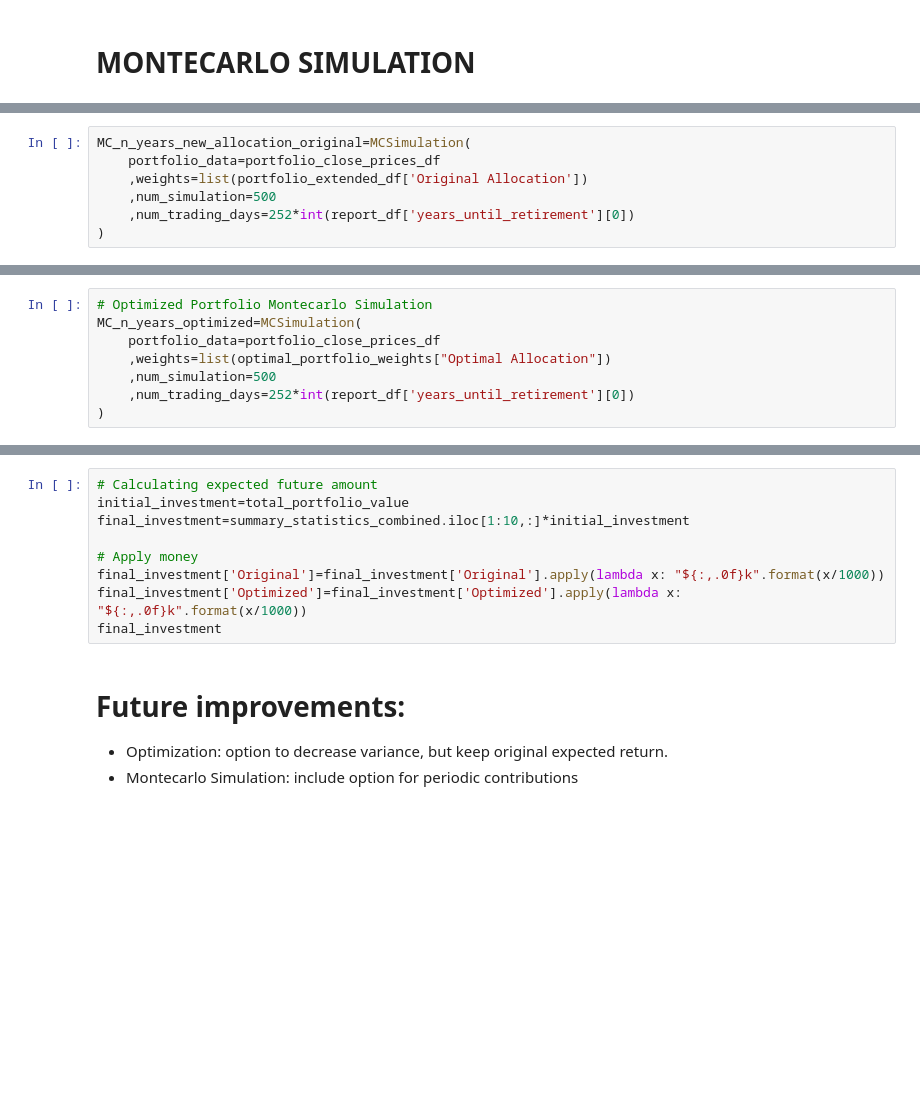
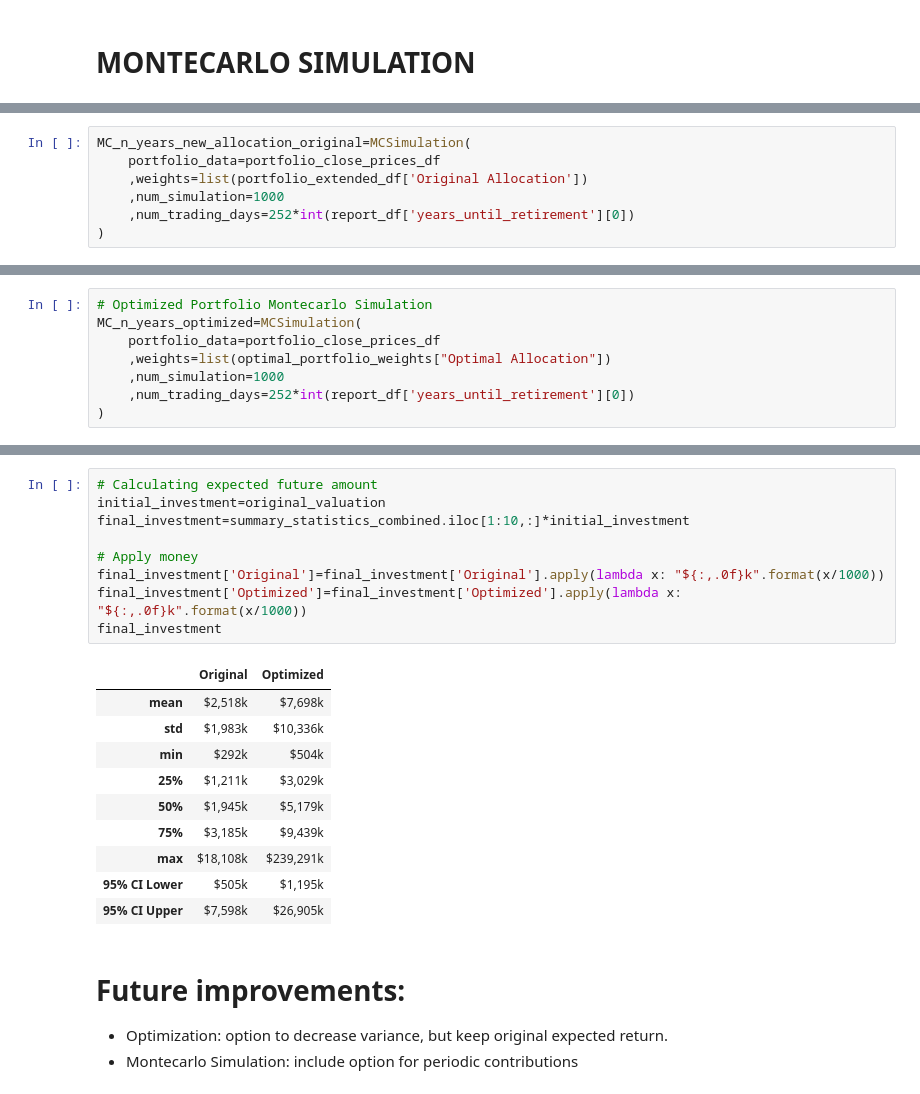
Before and after one commit to woodedlawn/awesome_retirement_portfolio_projector_tool, a Jupyter notebook: awesome_portfolio.ipynb, the cells around one changed output, grey strips where cells are left out. Drawn from its saved outputs; the diff is of its cells as text; blank space fills up the shorter version.

```diff
--- a/awesome_portfolio.ipynb
+++ b/awesome_portfolio.ipynb
@@ -458,7 +461,7 @@ report_df
 MC_n_years_new_allocation_original=MCSimulation(
     portfolio_data=portfolio_close_prices_df
     ,weights=list(portfolio_extended_df['Original Allocation'])
-    ,num_simulation=500
+    ,num_simulation=1000
     ,num_trading_days=252*int(report_df['years_until_retirement'][0])
 )
 # %%
@@ -476,7 +536,7 @@ MC_n_years_new_allocation_original.plot_simulation();
 MC_n_years_optimized=MCSimulation(
     portfolio_data=portfolio_close_prices_df
     ,weights=list(optimal_portfolio_weights["Optimal Allocation"])
-    ,num_simulation=500
+    ,num_simulation=1000
     ,num_trading_days=252*int(report_df['years_until_retirement'][0])
 )
 # %%
@@ -499,12 +629,23 @@ round(summary_statistics_combined ,2)
 # %%
 # Calculating expected future amount
-initial_investment=total_portfolio_value
+initial_investment=original_valuation
 final_investment=summary_statistics_combined.iloc[1:10,:]*initial_investment
 
 # Apply money
 final_investment['Original']=final_investment['Original'].apply(lambda x: "${:,.0f}k".format(x/1000))
 final_investment['Optimized']=final_investment['Optimized'].apply(lambda x: "${:,.0f}k".format(x/1000))
 final_investment
+# %% [output]
+|  | Original | Optimized |
+| mean | $2,518k | $7,698k |
+| std | $1,983k | $10,336k |
+| min | $292k | $504k |
+| 25% | $1,211k | $3,029k |
+| 50% | $1,945k | $5,179k |
+| 75% | $3,185k | $9,439k |
+| max | $18,108k | $239,291k |
+| 95% CI Lower | $505k | $1,195k |
+| 95% CI Upper | $7,598k | $26,905k |
 # %% [markdown]
 # Future improvements:
 * Optimization: option to decrease variance, but keep original expected return.
```
Also changed, not shown: parts of 21 cells of this notebook.
